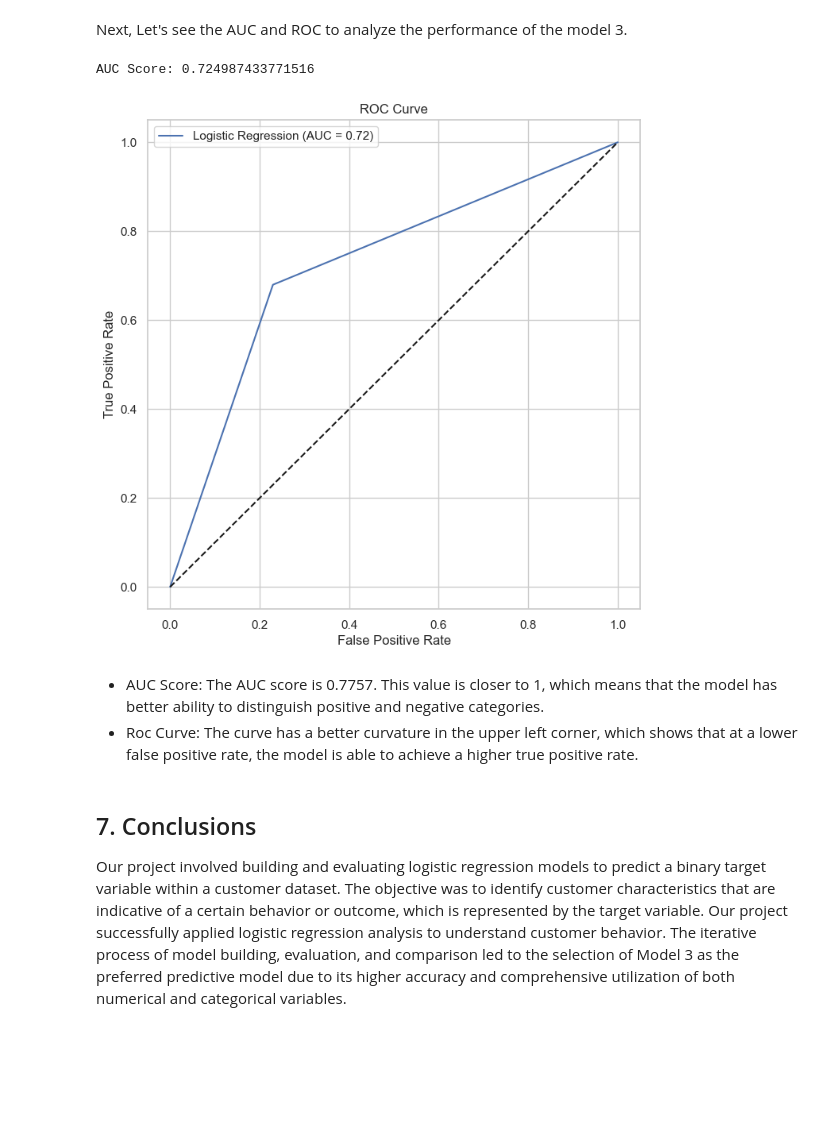
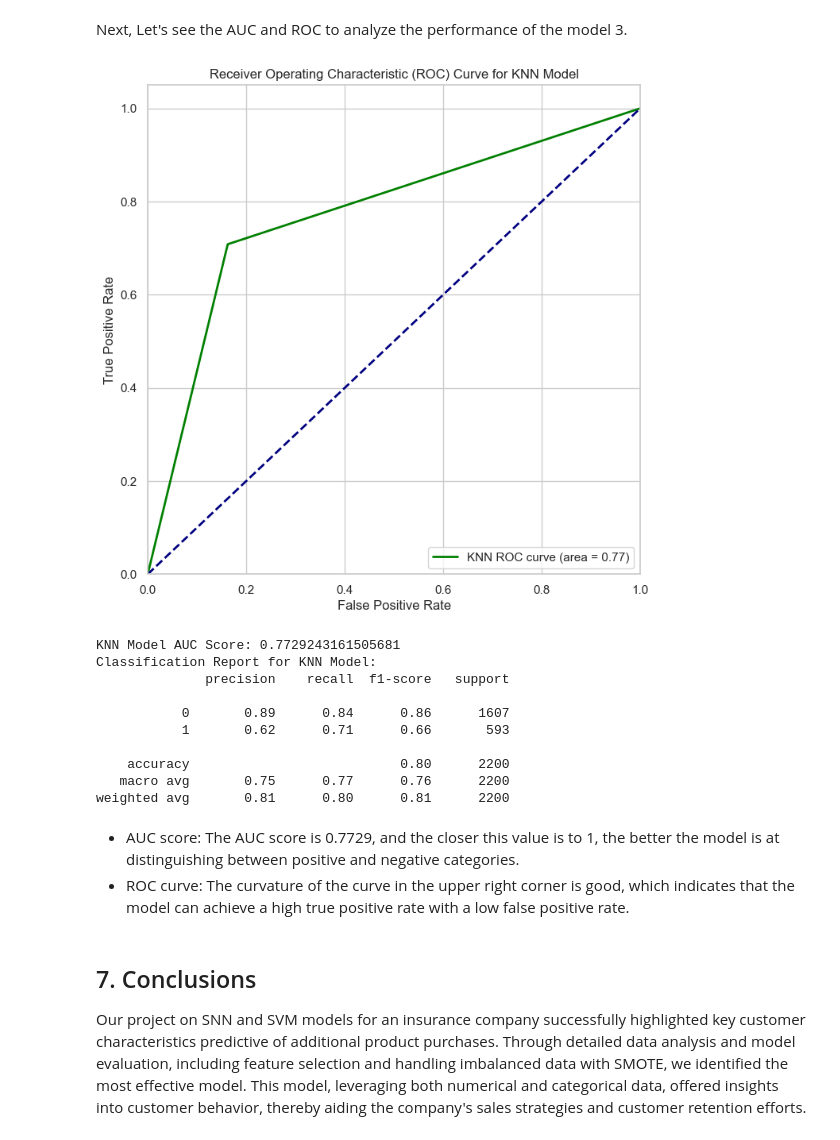
Before and after one commit to Zhengnan817/DAV-6150, a Jupyter notebook: M8/Z_Li_M8_assn.ipynb, the cells around one changed output. Cells and saved outputs as stored; diff of their text form; code cells hidden in the pictures; blank space fills up the shorter version.

```diff
--- a/M8/Z_Li_M8_assn.ipynb
+++ b/M8/Z_Li_M8_assn.ipynb
@@ -540,0 +557,3 @@ After comparing the performance of the three models, we tend to choose __Model 1
+# %%
+
+knn_model_1 = tr_knn(X_train, y_train, optimal_k_value)
@@ -541,27 +660,49 @@ After comparing the performance of the three models, we tend to choose __Model 1
 # %% [markdown]
 Next, Let's see the AUC and ROC to analyze the performance of the model 3.
-# %%
-# Calculate AUC score
-auc_score = roc_auc_score(y_test, predictions_1)
-print(f'AUC Score: {auc_score}')
-plt.figure(figsize=(8, 8))
-# Plot the ROC curve
-fpr, tpr, thresholds = roc_curve(y_test, predictions_1)
-plt.plot(fpr, tpr, label=f'Logistic Regression (AUC = {auc_score:.2f})')
-plt.plot([0, 1], [0, 1], 'k--')  # Random chance line
-plt.xlabel('False Positive Rate')
-plt.ylabel('True Positive Rate')
-plt.title('ROC Curve')
-plt.legend(loc='best')
-plt.show()
-# %% [output]
-AUC Score: 0.724987433771516
-[figure, removed]
+# %%
+
+y_score_knn = knn_model_1.predict_proba(X_test)[:, 1]
+fpr_knn, tpr_knn, _ = roc_curve(y_test, y_score_knn)
+roc_auc_knn = auc(fpr_knn, tpr_knn)
+
+# Plot ROC curve for KNN Model
+plt.figure(figsize=(8, 8))
+plt.plot(fpr_knn, tpr_knn, color='green', lw=2, label='KNN ROC curve (area = %0.2f)' % roc_auc_knn)
+plt.plot([0, 1], [0, 1], color='navy', lw=2, linestyle='--')
+plt.xlim([0.0, 1.0])
+plt.ylim([0.0, 1.05])
+plt.xlabel('False Positive Rate')
+plt.ylabel('True Positive Rate')
+plt.title('Receiver Operating Characteristic (ROC) Curve for KNN Model')
+plt.legend(loc='lower right')
+plt.show()
+
+# Print AUC score for KNN Model
+print("KNN Model AUC Score:", roc_auc_knn)
+
+# Use the trained KNN model to predict the outcomes for the test set
+predictions_3 = knn_model_1.predict(X_test)
+
+# Generate and print a classification report, including the F1 score, among other metrics
+print("Classification Report for KNN Model:")
+print(classification_report(y_test, predictions_3))
+# %% [output]
+[figure, added]
+KNN Model AUC Score: 0.7729243161505681
+Classification Report for KNN Model:
+              precision    recall  f1-score   support
+
+           0       0.89      0.84      0.86      1607
+           1       0.62      0.71      0.66       593
+
+    accuracy                           0.80      2200
+   macro avg       0.75      0.77      0.76      2200
+weighted avg       0.81      0.80      0.81      2200
 # %% [markdown]
-- AUC Score: The AUC score is 0.7757. This value is closer to 1, which means that the model has better ability to distinguish positive and negative categories.
-- Roc Curve: The curve has a better curvature in the upper left corner, which shows that at a lower false positive rate, the model is able to achieve a higher true positive rate.
+- AUC score: The AUC score is 0.7729, and the closer this value is to 1, the better the model is at distinguishing between positive and negative categories.
+- ROC curve: The curvature of the curve in the upper right corner is good, which indicates that the model can achieve a high true positive rate with a low false positive rate.
-# %% [markdown]
-## 7. Conclusions
-Our project involved building and evaluating logistic regression models to predict a binary target variable within a customer dataset. The objective was to identify customer characteristics that are indicative of a certain behavior or outcome, which is represented by the target variable. Our project successfully applied logistic regression analysis to understand customer behavior. The iterative process of model building, evaluation, and comparison led to the selection of Model 3 as the preferred predictive model due to its higher accuracy and comprehensive utilization of both numerical and categorical variables.
+# %% [markdown]
+## 7. Conclusions
+Our project on SNN and SVM models for an insurance company successfully highlighted key customer characteristics predictive of additional product purchases. Through detailed data analysis and model evaluation, including feature selection and handling imbalanced data with SMOTE, we identified the most effective model. This model, leveraging both numerical and categorical data, offered insights into customer behavior, thereby aiding the company's sales strategies and customer retention efforts.
 # %% [markdown]
 ## Reference
```
Also changed, not shown: parts of 40 cells of this notebook.
